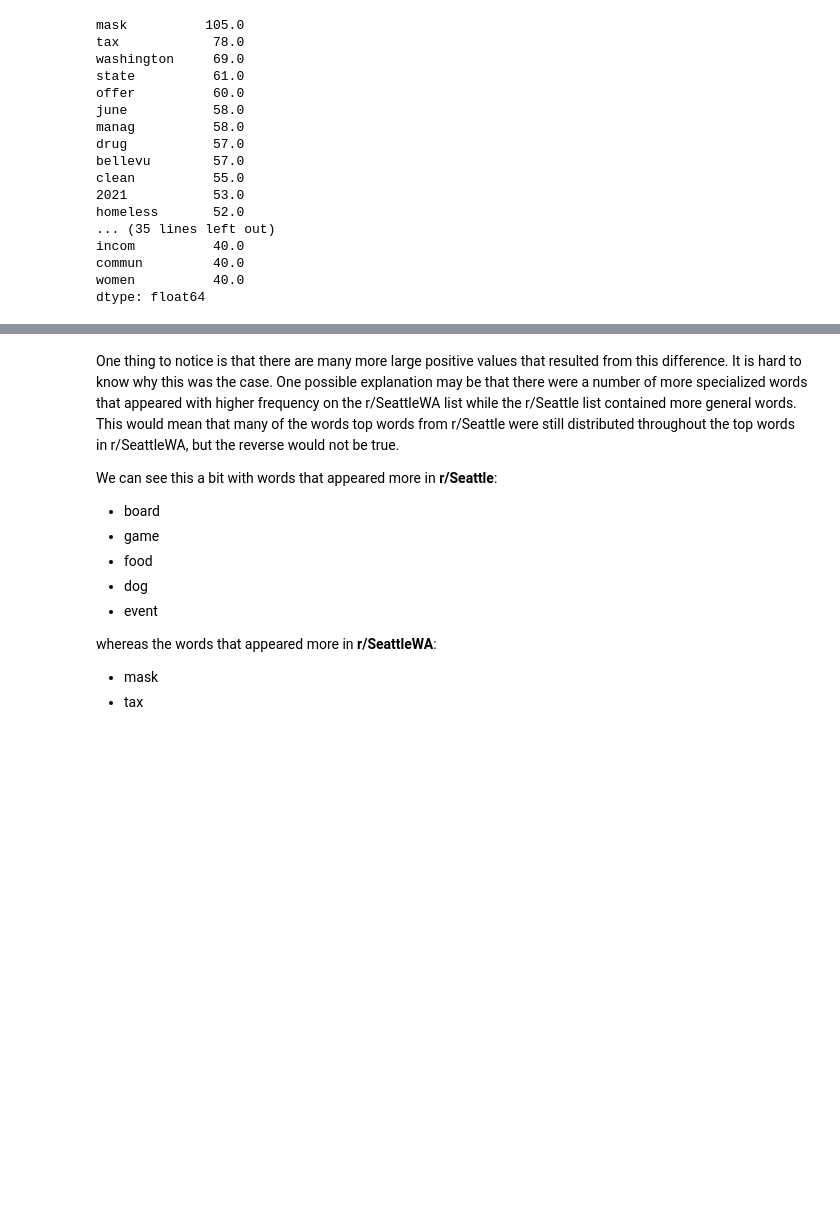
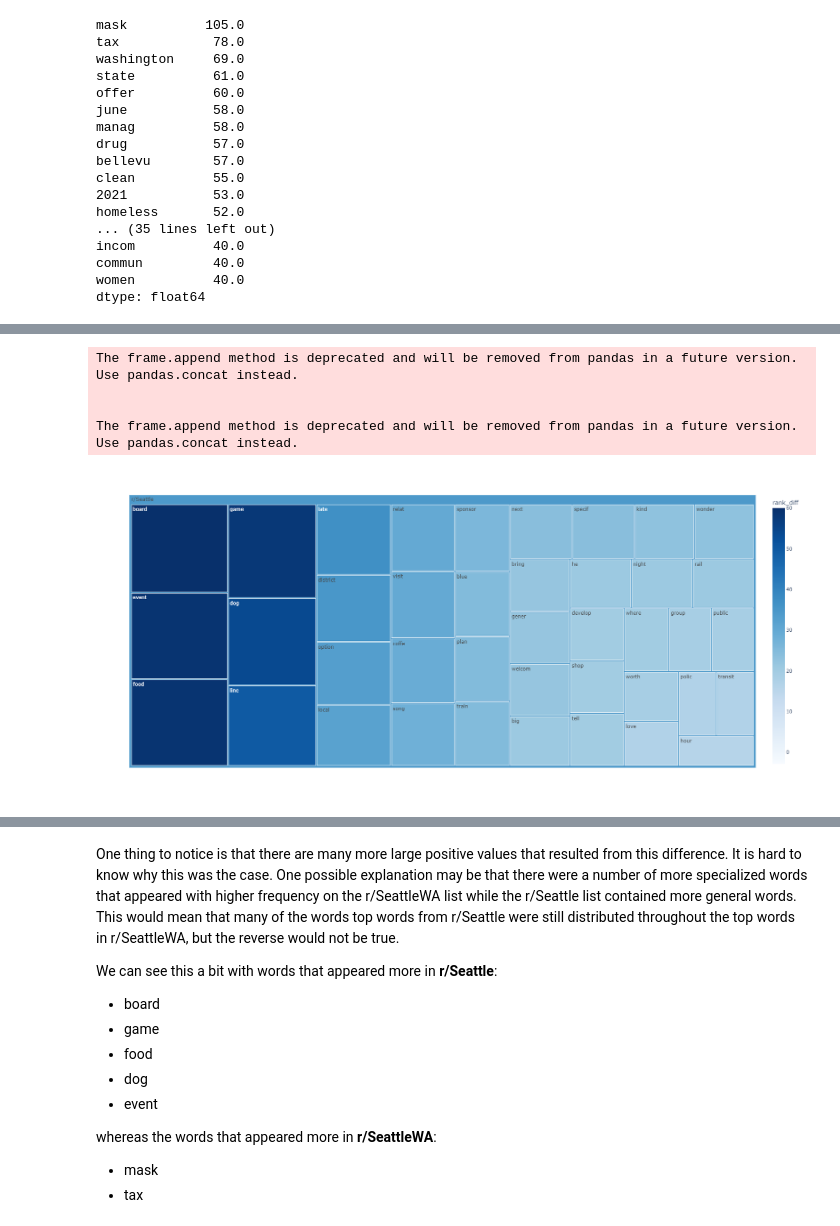
Before and after one commit to jguo052/NLP-Subreddit-Classification, a Jupyter notebook: first_draft.ipynb, the cells around one changed output, grey strips where cells are left out. Saved outputs shown, nothing was run; the diff lists cells and outputs as text; code cells hidden in the pictures; blank space fills up the shorter version.

Commit message:
Created Word Visuals

```diff
--- a/first_draft.ipynb
+++ b/first_draft.ipynb
@@ -810,0 +830,15 @@ dtype: float64
+# %%
+sea_ranked = (-1*ranking_difference[:40]).sort_values(ascending = False)
+sea_wa_ranked = ranking_difference.sort_values(ascending = False)[:40]
+# %%
+sea_ranked_df = pd.DataFrame(sea_ranked, columns = ['rank_diff']).reset_index()
+sea_wa_ranked_df = pd.DataFrame(sea_wa_ranked, columns = ['rank_diff']).reset_index()
+# %%
+fig = px.treemap(sea_ranked_df, path=[px.Constant('r/Seattle'), 'index'], values='rank_diff', color = 'rank_diff', width = 1200, height = 800, color_continuous_scale= 'Blues', color_continuous_midpoint= np.mean(sea_ranked_df['rank_diff']))
+fig.show()
+# %% [output]
+The frame.append method is deprecated and will be removed from pandas in a future version. Use pandas.concat instead.
+
+
+The frame.append method is deprecated and will be removed from pandas in a future version. Use pandas.concat instead.
+[figure, added]
```
Also changed, not shown: parts of 8 cells of this notebook.
